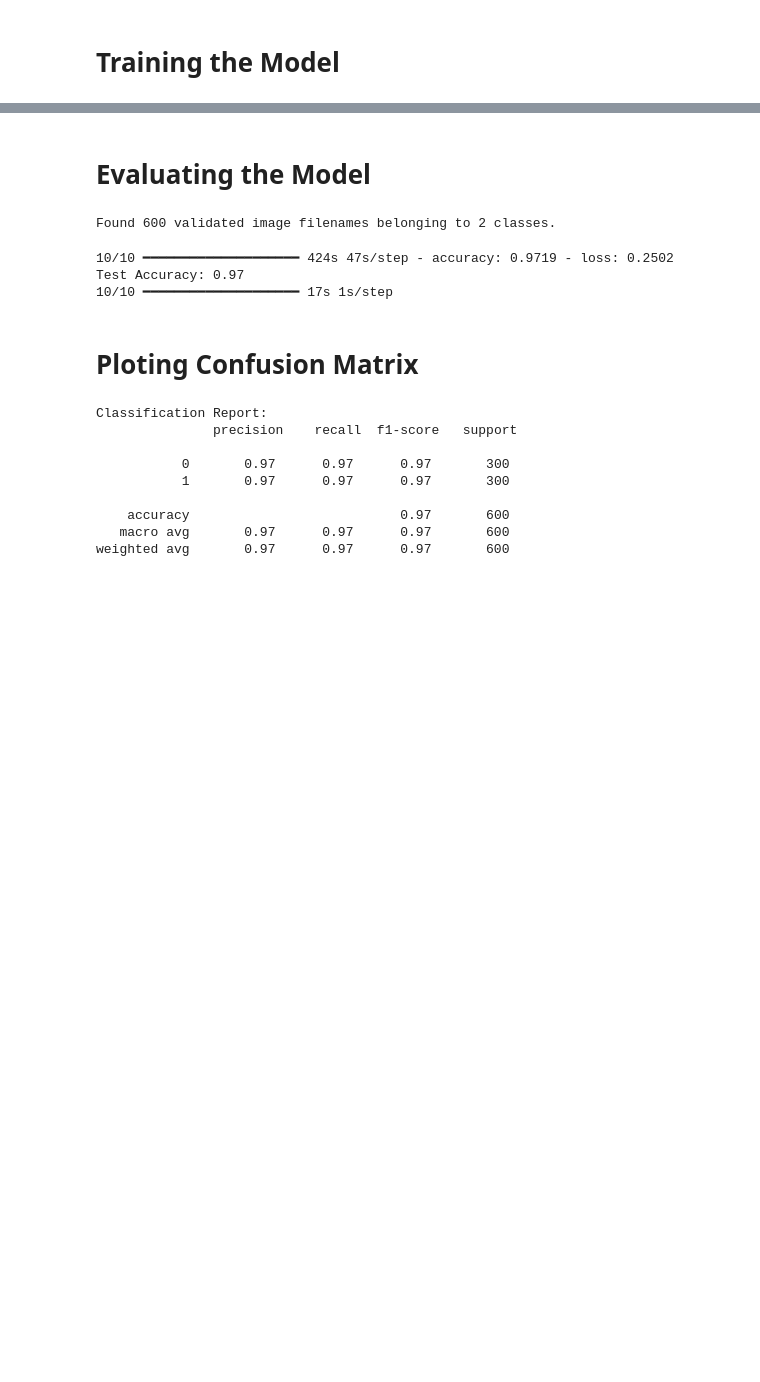
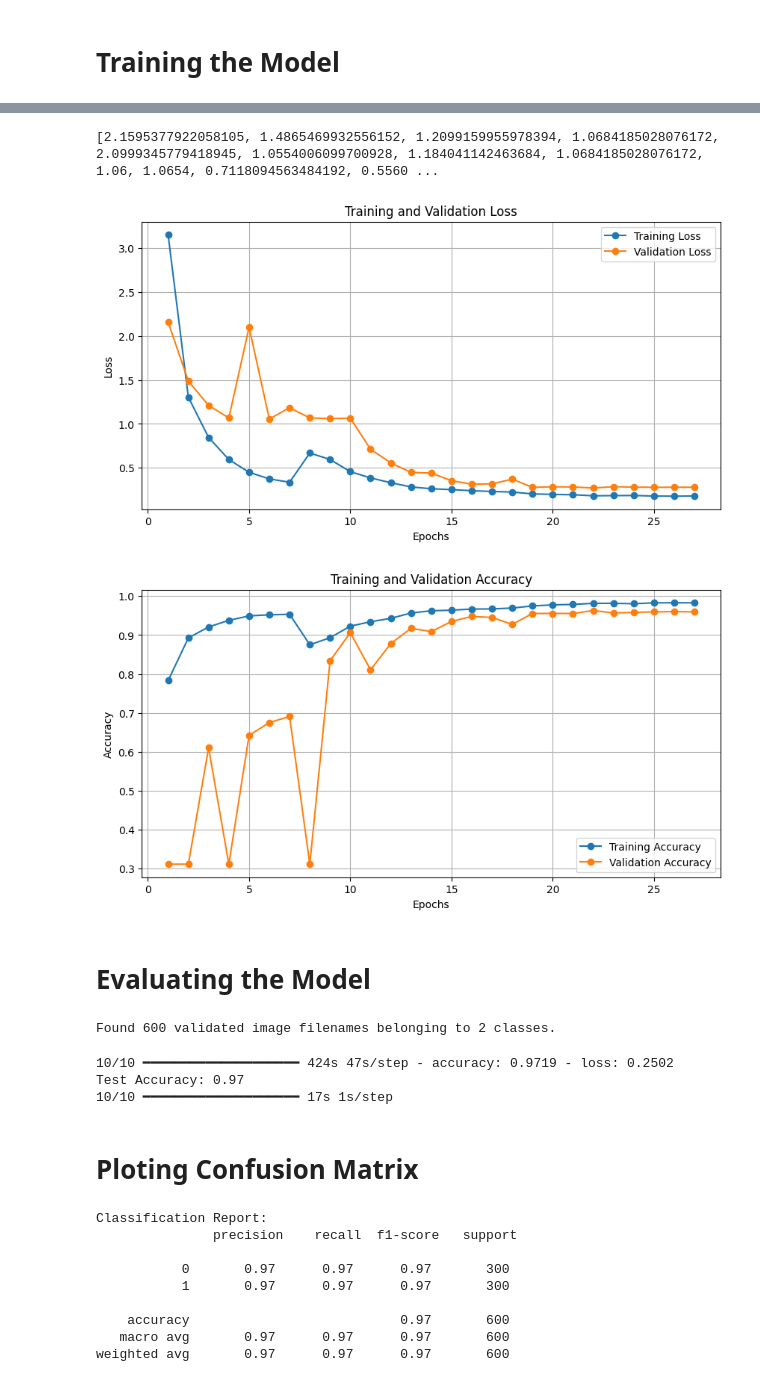
Before and after one commit to Arbabyounis46/Project_Breast_Cancer_Classification, a Jupyter notebook: Breast_Cancer_Classification_Using_CNN.ipynb, the cells around one changed output, grey strips where cells are left out. Cells and saved outputs as stored; diff of their text form; code cells hidden in the pictures; blank space fills up the shorter version.

```diff
--- a/Breast_Cancer_Classification_Using_CNN.ipynb
+++ b/Breast_Cancer_Classification_Using_CNN.ipynb
@@ -28,9 +28,9 @@ from tensorflow.keras.applications import VGG19, ResNet50
 # Enable data loading in parallel to improve performance
 AUTOTUNE = tf.data.experimental.AUTOTUNE
 # Load the CSV file containing information about the data folds
-folds_data = pd.read_csv('/content/drive/MyDrive/Datasets/Images/Folds.csv')
+folds_data = pd.read_csv('/content/drive/MyDrive/Data Set/Folds.csv')
 # Specify the path where images are stored
-images_path = '/content/drive/MyDrive/Datasets/Images/BreaKHis_v1/'
+images_path = '/content/drive/MyDrive/Data Set/BreaKHis_v1/'
 # Define tumor classes for classification
 tumor_classes = ['benign', 'malignant']
 # The code below this would likely involve data preprocessing, model building, and training.
@@ -646,3 +642,39 @@ WARNING:absl:You are saving your model as an HDF5 file via `model.save()` or `ke
+# %%
+# Extract training history
+history_dict = history.history
+
+# Extract metrics
+epochs = range(1, len(history_dict['loss']) + 1)
+train_loss = history_dict['loss']
+val_loss = history_dict['val_loss']
+train_accuracy = history_dict['accuracy']
+val_accuracy = history_dict['val_accuracy']
+
+# Plot training and validation loss
+plt.figure(figsize=(10, 5))
+plt.plot(epochs, train_loss, label='Training Loss', marker='o')
+plt.plot(epochs, val_loss, label='Validation Loss', marker='o')
+plt.title('Training and Validation Loss')
+plt.xlabel('Epochs')
+plt.ylabel('Loss')
+plt.legend()
+plt.grid()
+plt.show()
+
+# Plot training and validation accuracy
+plt.figure(figsize=(10, 5))
+plt.plot(epochs, train_accuracy, label='Training Accuracy', marker='o')
+plt.plot(epochs, val_accuracy, label='Validation Accuracy', marker='o')
+plt.title('Training and Validation Accuracy')
+plt.xlabel('Epochs')
+plt.ylabel('Accuracy')
+plt.legend()
+plt.grid()
+plt.show()
+# %% [output]
+[2.1595377922058105, 1.4865469932556152, 1.2099159955978394, 1.0684185028076172, 2.0999345779418945, 1.0554006099700928, 1.184041142463684, 1.0684185028076172, 1.06, 1.0654, 0.7118094563484192, 0.5560 ...
+[figure, added]
+[figure, added]
 # %% [markdown]
 # Evaluating the Model
 # %%
```
Also changed, not shown: parts of 5 cells of this notebook.
